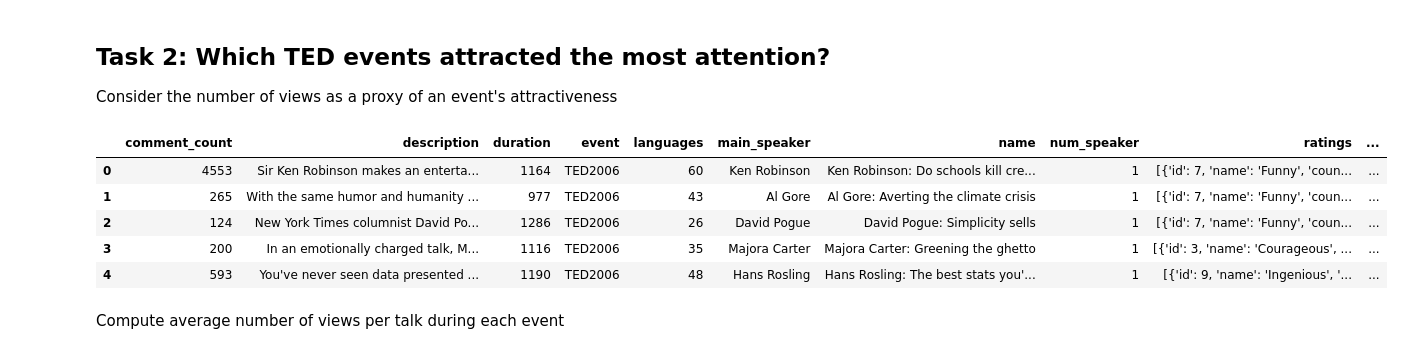
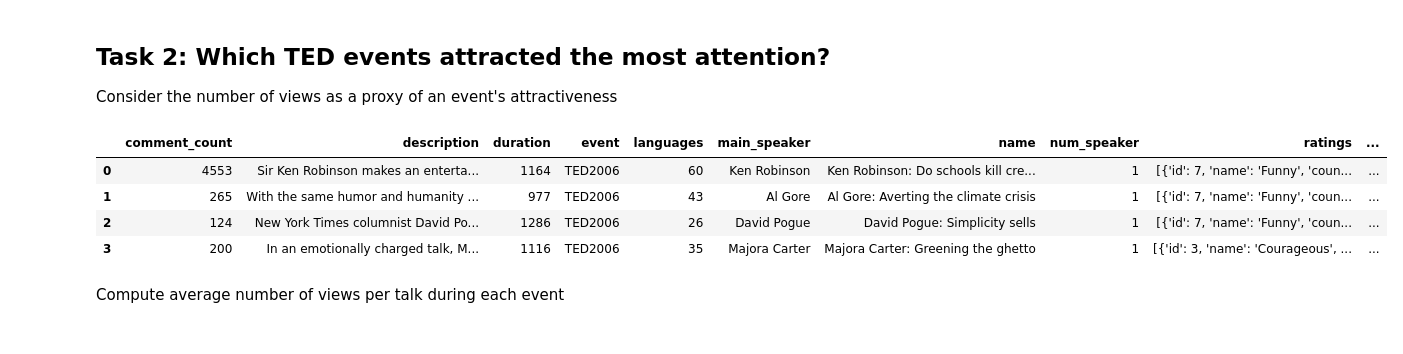
Before and after one commit to programiranje3/pandas2020, a Jupyter notebook: TED_Talks_Pandas_P3_tutorial.ipynb, the cells around one changed output. Saved outputs shown, nothing was run; the diff lists cells and outputs as text; code cells hidden in the pictures.

```diff
--- a/TED_Talks_Pandas_P3_tutorial.ipynb
+++ b/TED_Talks_Pandas_P3_tutorial.ipynb
@@ -289,14 +286,13 @@ plt.show()
 
 Consider the number of views as a proxy of an event's attractiveness
 # %%
-ted.head()
+ted.head(4)
 # %% [output]
 |  | comment_count | description | duration | event | languages | main_speaker | name | num_speaker | ratings | ... |
 | 0 | 4553 | Sir Ken Robinson makes an enterta... | 1164 | TED2006 | 60 | Ken Robinson | Ken Robinson: Do schools kill cre... | 1 | [{'id': 7, 'name': 'Funny', 'coun... | ... |
 | 1 | 265 | With the same humor and humanity ... | 977 | TED2006 | 43 | Al Gore | Al Gore: Averting the climate crisis | 1 | [{'id': 7, 'name': 'Funny', 'coun... | ... |
 | 2 | 124 | New York Times columnist David Po... | 1286 | TED2006 | 26 | David Pogue | David Pogue: Simplicity sells | 1 | [{'id': 7, 'name': 'Funny', 'coun... | ... |
 | 3 | 200 | In an emotionally charged talk, M... | 1116 | TED2006 | 35 | Majora Carter | Majora Carter: Greening the ghetto | 1 | [{'id': 3, 'name': 'Courageous', ... | ... |
-| 4 | 593 | You've never seen data presented ... | 1190 | TED2006 | 48 | Hans Rosling | Hans Rosling: The best stats you'... | 1 | [{'id': 9, 'name': 'Ingenious', '... | ... |
 # %% [markdown]
 Compute average number of views per talk during each event
 # %%
```
Also changed, not shown: parts of 73 cells of this notebook, 1 other file.
